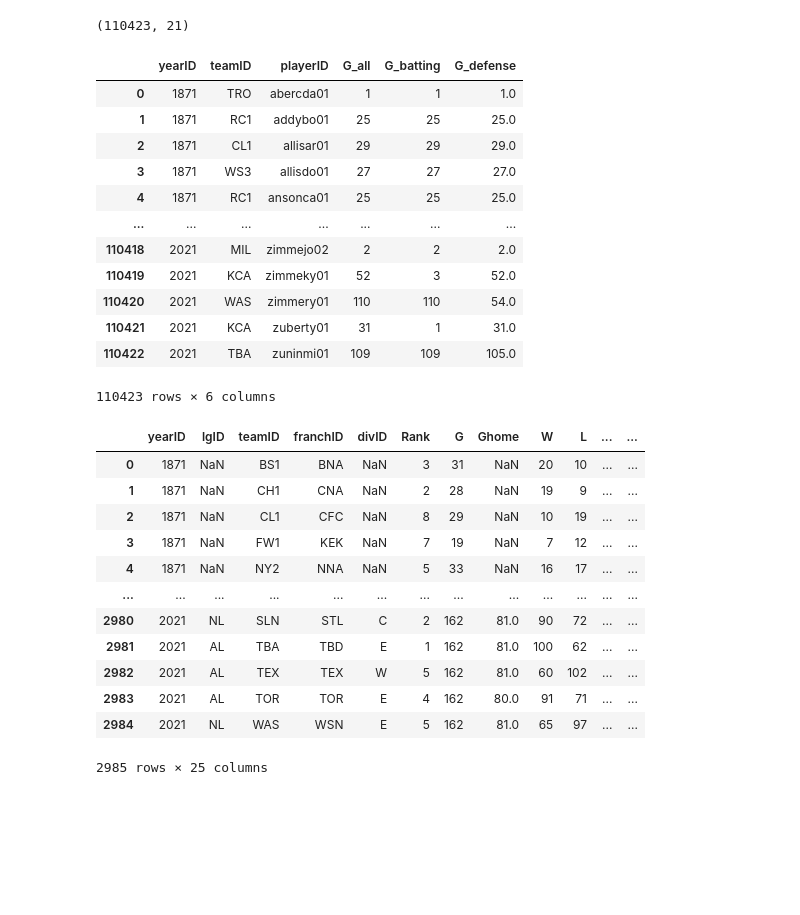
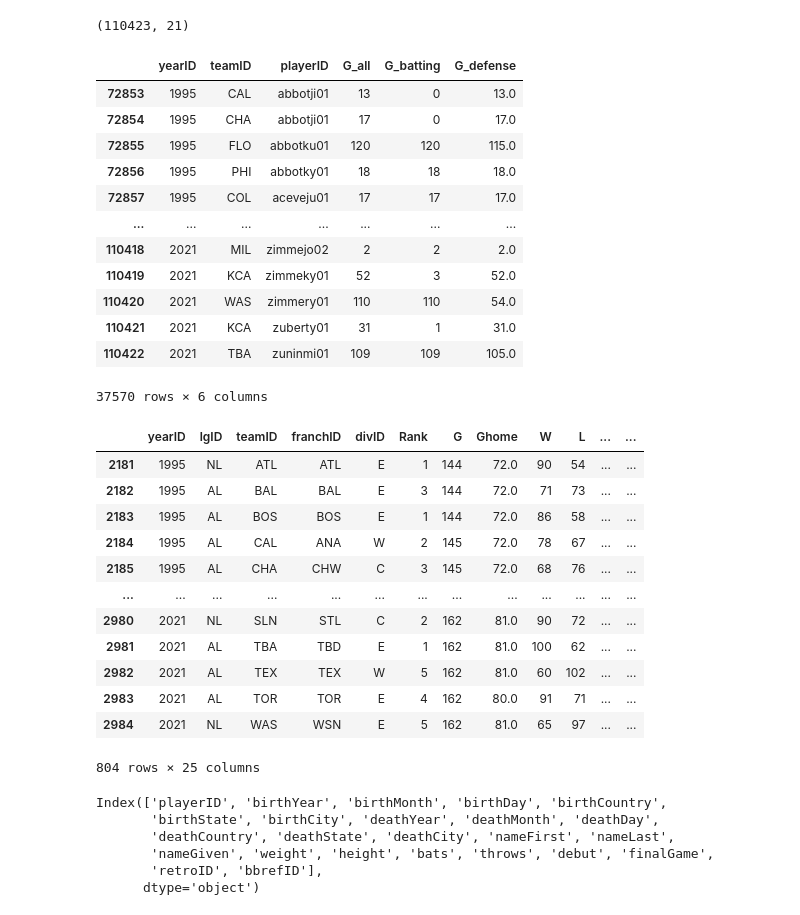
Before and after one commit to eric-spoerner/just_baseball_things, a Jupyter notebook: exploratory_analysis.ipynb, the cells around one changed output. Cells and saved outputs as stored; diff of their text form; code cells hidden in the pictures; blank space fills up the shorter version.

```diff
--- a/exploratory_analysis.ipynb
+++ b/exploratory_analysis.ipynb
@@ -102,38 +91,47 @@ appearances_df.shape
 # %% [output]
 (110423, 21)
 # %%
-appearances_trimmed_df = appearances_df[['yearID', 'teamID', 'playerID', 'G_all', 'G_batting', 'G_defense']]
+appearances_trimmed_df = appearances_df[['yearID', 'teamID', 'playerID', 'G_all', 'G_batting', 'G_defense']].loc[appearances_df['yearID'] >= 1995]
 appearances_trimmed_df
 # %% [output]
 |  | yearID | teamID | playerID | G_all | G_batting | G_defense |
-| 0 | 1871 | TRO | abercda01 | 1 | 1 | 1.0 |
-| 1 | 1871 | RC1 | addybo01 | 25 | 25 | 25.0 |
-| 2 | 1871 | CL1 | allisar01 | 29 | 29 | 29.0 |
-| 3 | 1871 | WS3 | allisdo01 | 27 | 27 | 27.0 |
-| 4 | 1871 | RC1 | ansonca01 | 25 | 25 | 25.0 |
+| 72853 | 1995 | CAL | abbotji01 | 13 | 0 | 13.0 |
+| 72854 | 1995 | CHA | abbotji01 | 17 | 0 | 17.0 |
+| 72855 | 1995 | FLO | abbotku01 | 120 | 120 | 115.0 |
+| 72856 | 1995 | PHI | abbotky01 | 18 | 18 | 18.0 |
+| 72857 | 1995 | COL | aceveju01 | 17 | 17 | 17.0 |
 | ... | ... | ... | ... | ... | ... | ... |
 | 110418 | 2021 | MIL | zimmejo02 | 2 | 2 | 2.0 |
 | 110419 | 2021 | KCA | zimmeky01 | 52 | 3 | 52.0 |
 | 110420 | 2021 | WAS | zimmery01 | 110 | 110 | 54.0 |
 | 110421 | 2021 | KCA | zuberty01 | 31 | 1 | 31.0 |
 | 110422 | 2021 | TBA | zuninmi01 | 109 | 109 | 105.0 |
-110423 rows × 6 columns
+37570 rows × 6 columns
 # %%
 teams_trimmed_df = teams_df[['yearID', 'lgID', 'teamID', 'franchID', 'divID', 'Rank', 'G', 'Ghome',
        'W', 'L', 'DivWin', 'WCWin', 'LgWin', 'WSWin', 'R', 'AB', 'H', '2B',
-       '3B', 'HR', 'name', 'park', 'attendance', 'BPF', 'PPF']]
+       '3B', 'HR', 'name', 'park', 'attendance', 'BPF', 'PPF']].loc[teams_df['yearID'] >= 1995]
 teams_trimmed_df
 # %% [output]
 |  | yearID | lgID | teamID | franchID | divID | Rank | G | Ghome | W | L | ... | ... |
-| 0 | 1871 | NaN | BS1 | BNA | NaN | 3 | 31 | NaN | 20 | 10 | ... | ... |
-| 1 | 1871 | NaN | CH1 | CNA | NaN | 2 | 28 | NaN | 19 | 9 | ... | ... |
-| 2 | 1871 | NaN | CL1 | CFC | NaN | 8 | 29 | NaN | 10 | 19 | ... | ... |
-| 3 | 1871 | NaN | FW1 | KEK | NaN | 7 | 19 | NaN | 7 | 12 | ... | ... |
-| 4 | 1871 | NaN | NY2 | NNA | NaN | 5 | 33 | NaN | 16 | 17 | ... | ... |
+| 2181 | 1995 | NL | ATL | ATL | E | 1 | 144 | 72.0 | 90 | 54 | ... | ... |
+| 2182 | 1995 | AL | BAL | BAL | E | 3 | 144 | 72.0 | 71 | 73 | ... | ... |
+| 2183 | 1995 | AL | BOS | BOS | E | 1 | 144 | 72.0 | 86 | 58 | ... | ... |
+| 2184 | 1995 | AL | CAL | ANA | W | 2 | 145 | 72.0 | 78 | 67 | ... | ... |
+| 2185 | 1995 | AL | CHA | CHW | C | 3 | 145 | 72.0 | 68 | 76 | ... | ... |
 | ... | ... | ... | ... | ... | ... | ... | ... | ... | ... | ... | ... | ... |
 | 2980 | 2021 | NL | SLN | STL | C | 2 | 162 | 81.0 | 90 | 72 | ... | ... |
 | 2981 | 2021 | AL | TBA | TBD | E | 1 | 162 | 81.0 | 100 | 62 | ... | ... |
 | 2982 | 2021 | AL | TEX | TEX | W | 5 | 162 | 81.0 | 60 | 102 | ... | ... |
 | 2983 | 2021 | AL | TOR | TOR | E | 4 | 162 | 80.0 | 91 | 71 | ... | ... |
 | 2984 | 2021 | NL | WAS | WSN | E | 5 | 162 | 81.0 | 65 | 97 | ... | ... |
-2985 rows × 25 columns
+804 rows × 25 columns
+# %%
+people_df.columns
+# %% [output]
+Index(['playerID', 'birthYear', 'birthMonth', 'birthDay', 'birthCountry',
+       'birthState', 'birthCity', 'deathYear', 'deathMonth', 'deathDay',
+       'deathCountry', 'deathState', 'deathCity', 'nameFirst', 'nameLast',
+       'nameGiven', 'weight', 'height', 'bats', 'throws', 'debut', 'finalGame',
+       'retroID', 'bbrefID'],
+      dtype='object')
```
Also changed, not shown: parts of 14 cells of this notebook, 2 other files.
